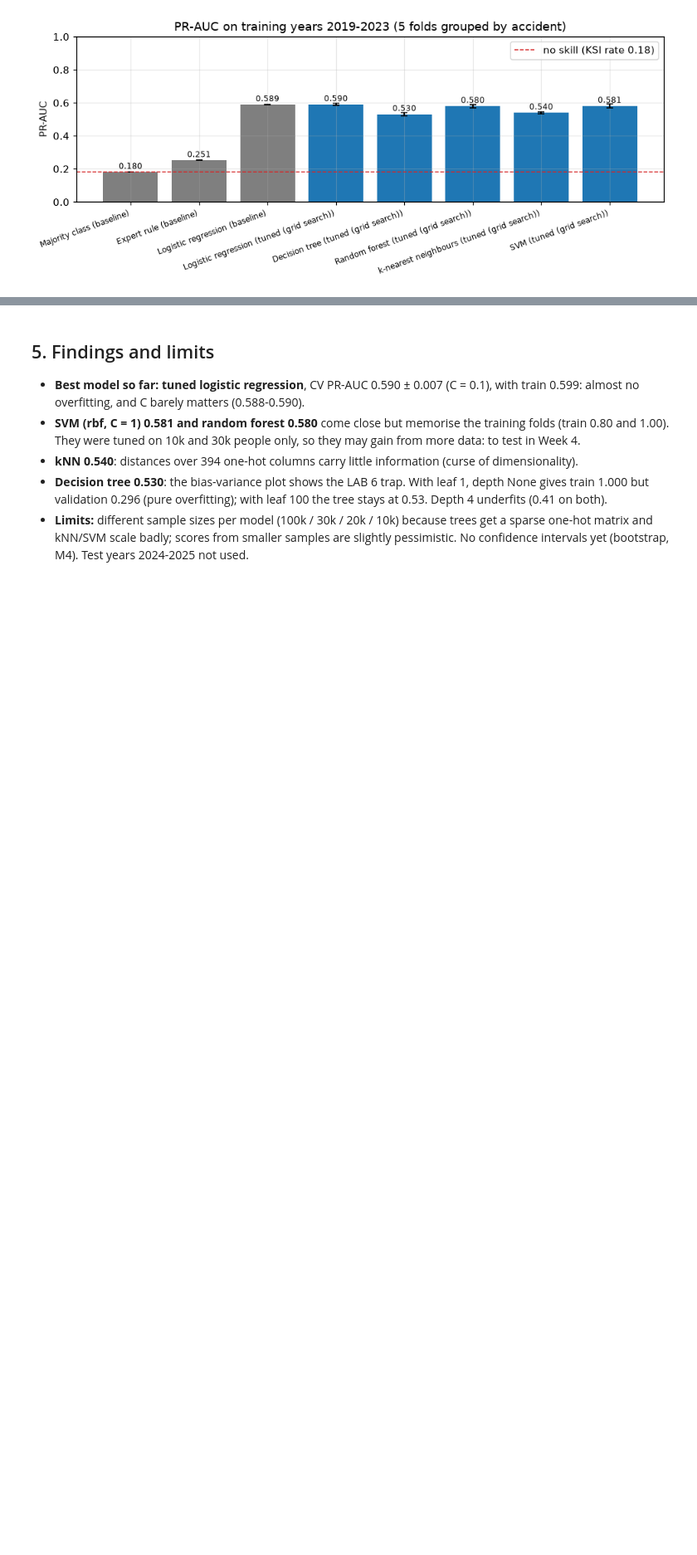
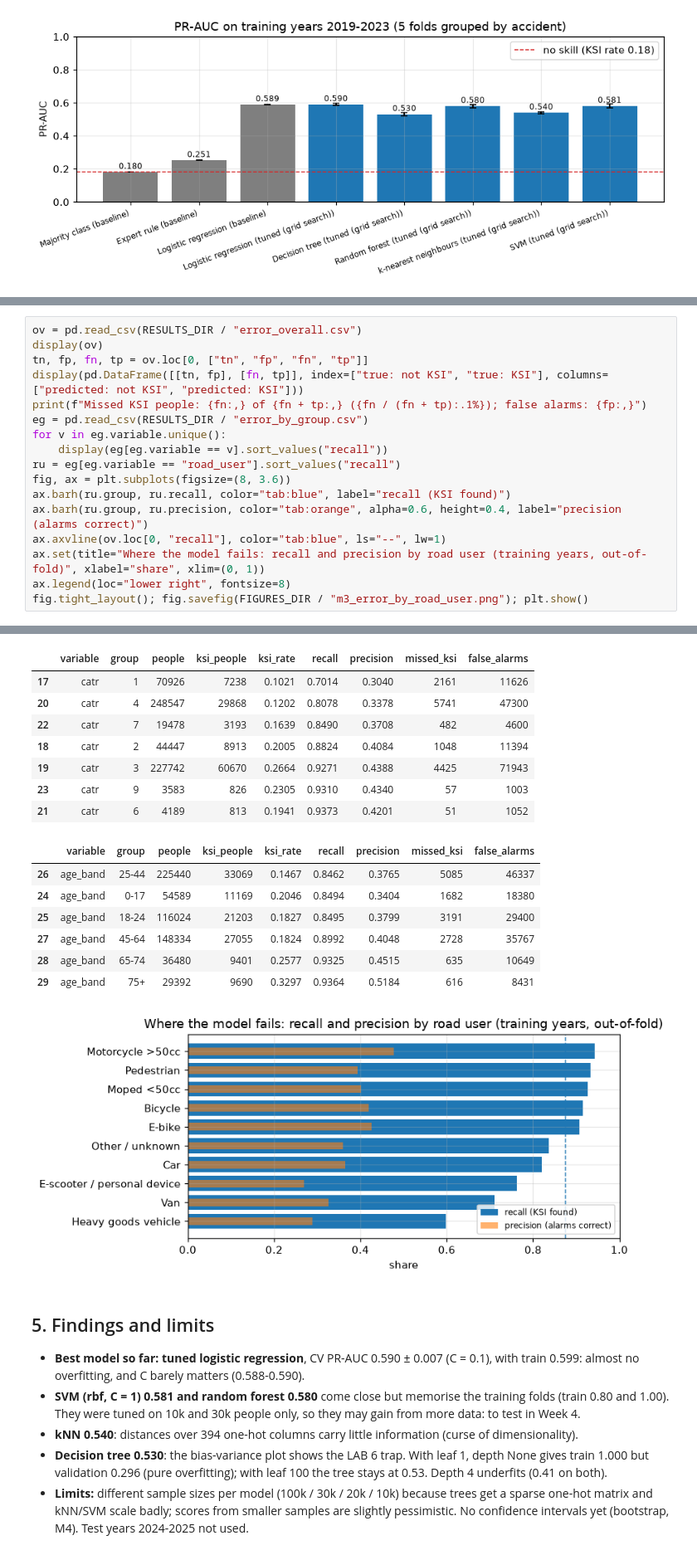
Before and after one commit to Sharankohli/road-accident-severity, a Jupyter notebook: notebooks/03_baselines_automl.ipynb, the cells around one changed output, grey strips where cells are left out. Shown at 83% size. Drawn from its saved outputs; the diff is of its cells as text; blank space fills up the shorter version.

```diff
--- a/notebooks/03_baselines_automl.ipynb
+++ b/notebooks/03_baselines_automl.ipynb
@@ -105,0 +109,18 @@ fig.tight_layout(); fig.savefig(FIGURES_DIR / "m3_model_comparison.png"); plt.sh
+# %%
+ov = pd.read_csv(RESULTS_DIR / "error_overall.csv")
+display(ov)
+tn, fp, fn, tp = ov.loc[0, ["tn", "fp", "fn", "tp"]]
+display(pd.DataFrame([[tn, fp], [fn, tp]], index=["true: not KSI", "true: KSI"], columns=["predicted: not KSI", "predicted: KSI"]))
+print(f"Missed KSI people: {fn:,} of {fn + tp:,} ({fn / (fn + tp):.1%}); false alarms: {fp:,}")
+eg = pd.read_csv(RESULTS_DIR / "error_by_group.csv")
+for v in eg.variable.unique():
+    display(eg[eg.variable == v].sort_values("recall"))
+ru = eg[eg.variable == "road_user"].sort_values("recall")
+fig, ax = plt.subplots(figsize=(8, 3.6))
+ax.barh(ru.group, ru.recall, color="tab:blue", label="recall (KSI found)")
+ax.barh(ru.group, ru.precision, color="tab:orange", alpha=0.6, height=0.4, label="precision (alarms correct)")
+ax.axvline(ov.loc[0, "recall"], color="tab:blue", ls="--", lw=1)
+ax.set(title="Where the model fails: recall and precision by road user (training years, out-of-fold)", xlabel="share", xlim=(0, 1))
+ax.legend(loc="lower right", fontsize=8)
+fig.tight_layout(); fig.savefig(FIGURES_DIR / "m3_error_by_road_user.png"); plt.show()
+# %% [output]
@@ -106,3 +153,19 @@ fig.tight_layout(); fig.savefig(FIGURES_DIR / "m3_model_comparison.png"); plt.sh
+|  | variable | group | people | ksi_people | ksi_rate | recall | precision | missed_ksi | false_alarms |
+| 17 | catr | 1 | 70926 | 7238 | 0.1021 | 0.7014 | 0.3040 | 2161 | 11626 |
+| 20 | catr | 4 | 248547 | 29868 | 0.1202 | 0.8078 | 0.3378 | 5741 | 47300 |
+| 22 | catr | 7 | 19478 | 3193 | 0.1639 | 0.8490 | 0.3708 | 482 | 4600 |
+| 18 | catr | 2 | 44447 | 8913 | 0.2005 | 0.8824 | 0.4084 | 1048 | 11394 |
+| 19 | catr | 3 | 227742 | 60670 | 0.2664 | 0.9271 | 0.4388 | 4425 | 71943 |
+| 23 | catr | 9 | 3583 | 826 | 0.2305 | 0.9310 | 0.4340 | 57 | 1003 |
+| 21 | catr | 6 | 4189 | 813 | 0.1941 | 0.9373 | 0.4201 | 51 | 1052 |
+|  | variable | group | people | ksi_people | ksi_rate | recall | precision | missed_ksi | false_alarms |
+| 26 | age_band | 25-44 | 225440 | 33069 | 0.1467 | 0.8462 | 0.3765 | 5085 | 46337 |
+| 24 | age_band | 0-17 | 54589 | 11169 | 0.2046 | 0.8494 | 0.3404 | 1682 | 18380 |
+| 25 | age_band | 18-24 | 116024 | 21203 | 0.1827 | 0.8495 | 0.3799 | 3191 | 29400 |
+| 27 | age_band | 45-64 | 148334 | 27055 | 0.1824 | 0.8992 | 0.4048 | 2728 | 35767 |
+| 28 | age_band | 65-74 | 36480 | 9401 | 0.2577 | 0.9325 | 0.4515 | 635 | 10649 |
+| 29 | age_band | 75+ | 29392 | 9690 | 0.3297 | 0.9364 | 0.5184 | 616 | 8431 |
+[figure, added]
 # %% [markdown]
 ## 5. Findings and limits
 - **Best model so far: tuned logistic regression**, CV PR-AUC 0.590 ± 0.007 (C = 0.1), with train 0.599: almost no overfitting, and C barely matters (0.588-0.590).
```
Also changed, not shown: parts of 2 cells of this notebook, 4 other files.
